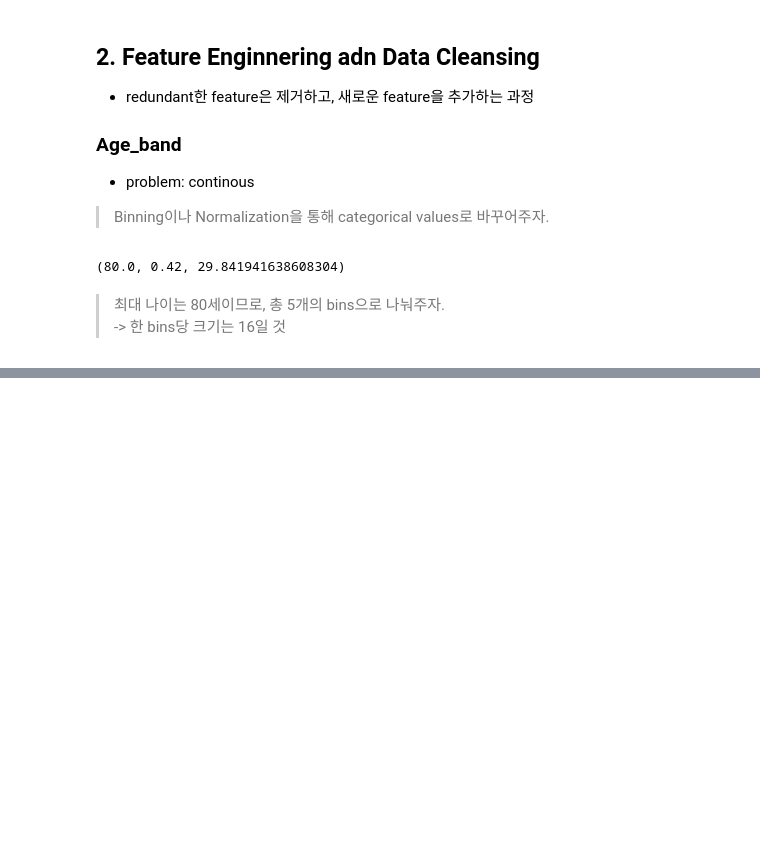
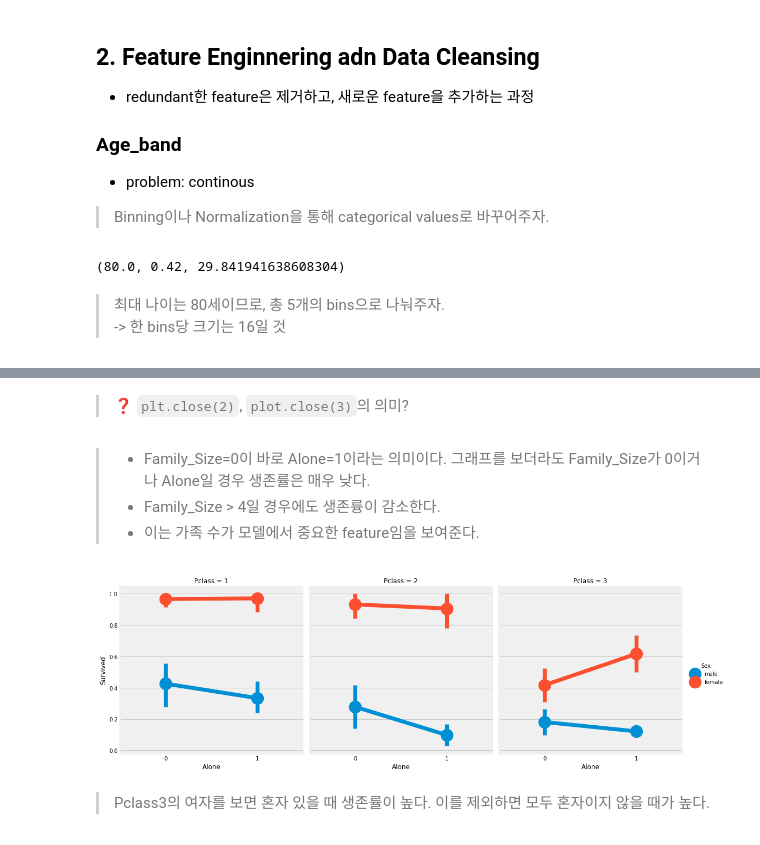
Before and after one commit to yeon42/data_analysis, a Jupyter notebook: kaggle/titanic/DieTanic.ipynb, the cells around one changed output, grey strips where cells are left out. Cells and saved outputs as stored; diff of their text form; code cells hidden in the pictures; blank space fills up the shorter version.

```diff
--- a/kaggle/titanic/DieTanic.ipynb
+++ b/kaggle/titanic/DieTanic.ipynb
@@ -513,0 +564,13 @@ data['Age'].max(), data['Age'].min(), data['Age'].mean()
+# %% [markdown]
+> ❓ `plt.close(2)`, `plot.close(3)`의 의미?
+# %% [markdown]
+> - Family_Size=0이 바로 Alone=1이라는 의미이다. 그래프를 보더라도 Family_Size가 0이거나 Alone일 경우 생존률은 매우 낮다.
+> - Family_Size > 4일 경우에도 생존륭이 감소한다.
+> - 이는 가족 수가 모델에서 중요한 feature임을 보여준다.
+# %%
+sns.factorplot('Alone', 'Survived', data=data, hue='Sex', col='Pclass')
+plt.show()
+# %% [output]
+[figure, added]
+# %% [markdown]
+> Pclass3의 여자를 보면 혼자 있을 때 생존률이 높다. 이를 제외하면 모두 혼자이지 않을 때가 높다.
```
Also changed, not shown: parts of 32 cells of this notebook.
